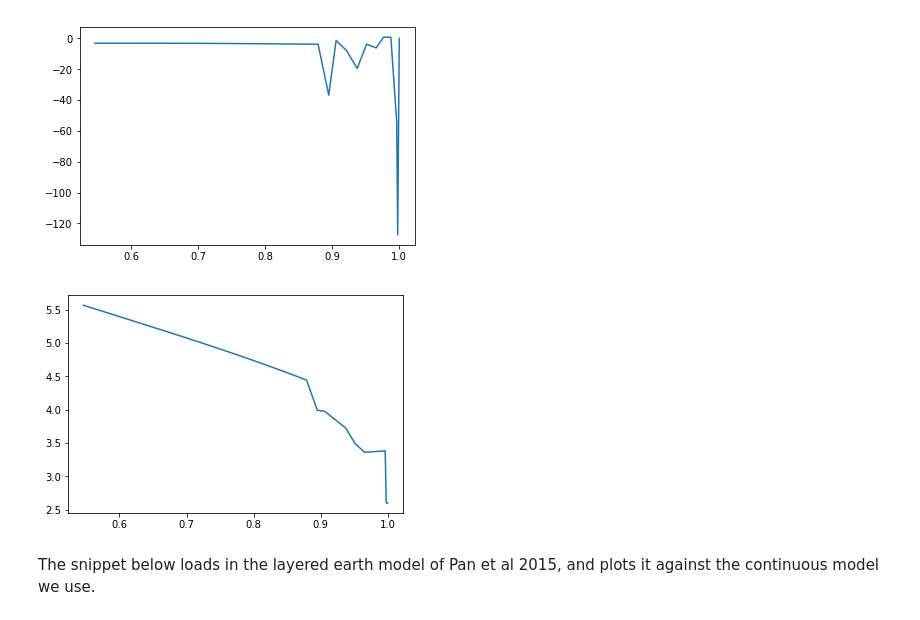
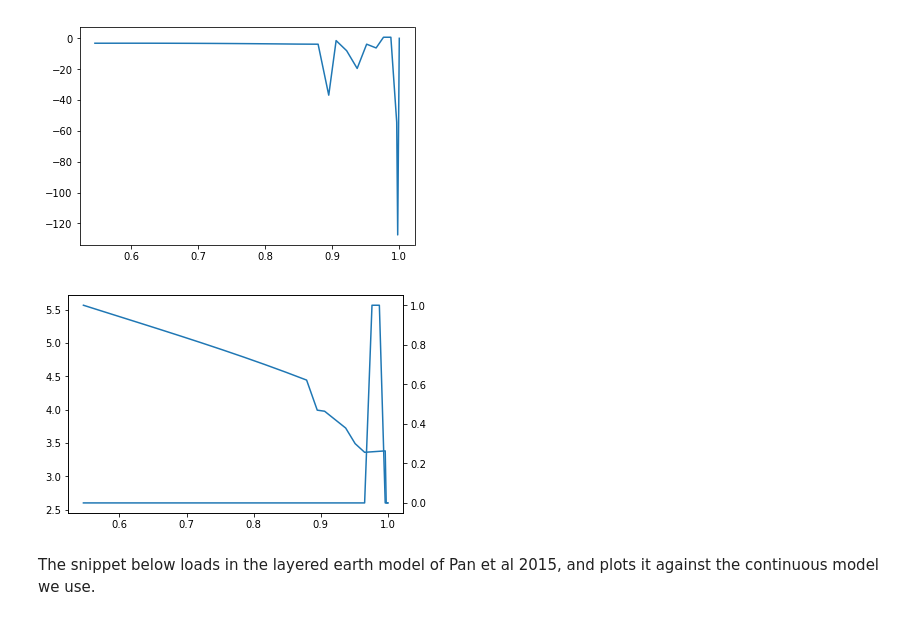
Before and after one commit to skachuck/giapy, a Jupyter notebook: nbs/Farrell1972.ipynb, the cells around one changed output. Cells and saved outputs as stored; diff of their text form; code cells hidden in the pictures.

```diff
--- a/nbs/Farrell1972.ipynb
+++ b/nbs/Farrell1972.ipynb
@@ -208,4 +219,4 @@ from giapy.numTools.solvde import solvde
 # %%
 import time
 # %%
-prem = giapy.earth.earthParams.EarthParams()
+prem = giapy.earth_tools.earthParams.EarthParams()
@@ -241,8 +233,10 @@ plt.plot(prem.z, prem._paramArray[-3]);
 [figure]
 # %%
 plt.plot(prem.z, prem._paramArray[0]);
+plt.twinx()
+plt.plot(prem.z, prem._paramArray[-3]>0);
 # %% [output]
-[figure, old version]
+[figure, new version]
 # %%
 #plt.plot(prem.z, np.interp(prem.z, prem.z[[0,-1]], prem._paramArray[0,[0,-1]]))
 # %%
```
Also changed, not shown: parts of 119 cells of this notebook, 1 other file.
